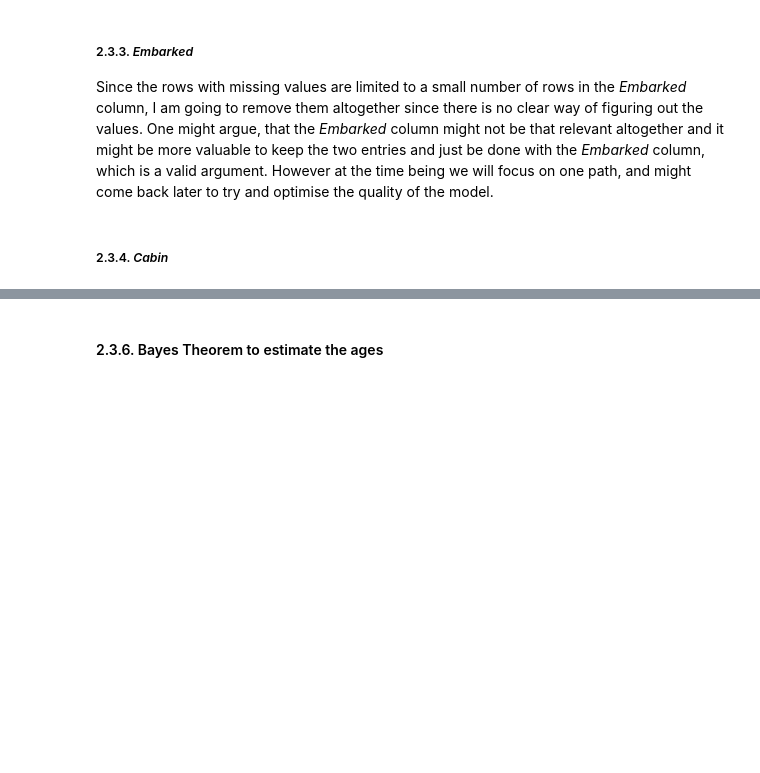
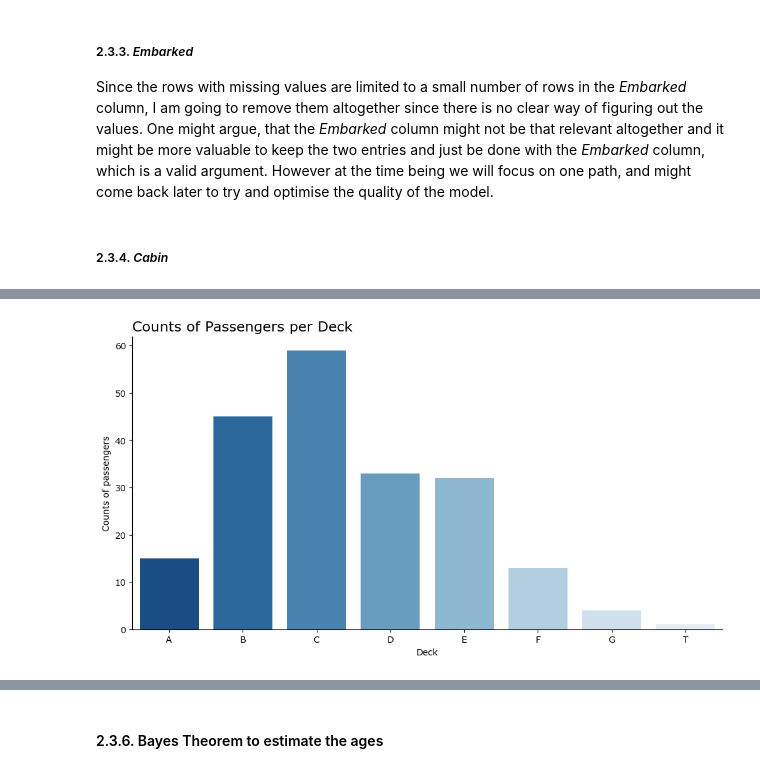
Before and after one commit to n3ur0mancer/kaggle_titanic_competition, a Jupyter notebook: titanic_comp_full.ipynb, the cells around one changed output, grey strips where cells are left out. Drawn from its saved outputs; the diff is of its cells as text; code cells hidden in the pictures; blank space fills up the shorter version.

```diff
--- a/titanic_comp_full.ipynb
+++ b/titanic_comp_full.ipynb
@@ -214,0 +233,17 @@ As we can see there is no clear pattern of place of embarkment and designated de
+# %%
+filtered_df = df_clean[df_clean['Deck'] != 'U']
+# %%
+# Create a categorical plot
+plt.rcParams['font.family'] = "Verdana"
+plt.figure(figsize=(12, 6))
+
+plt.title("Counts of Passengers per Deck", loc="left", font="Verdana", fontsize=16)
+
+ax = sns.countplot(x='Deck', data=filtered_df, palette="Blues_r", order=sorted(filtered_df['Deck'].unique()))
+ax.set_ylabel("Counts of passengers")
+
+sns.despine(left=False, bottom=False)
+
+plt.show()
+# %% [output]
+[figure, added]
```
Also changed, not shown: parts of 25 cells of this notebook, 3 other files.
